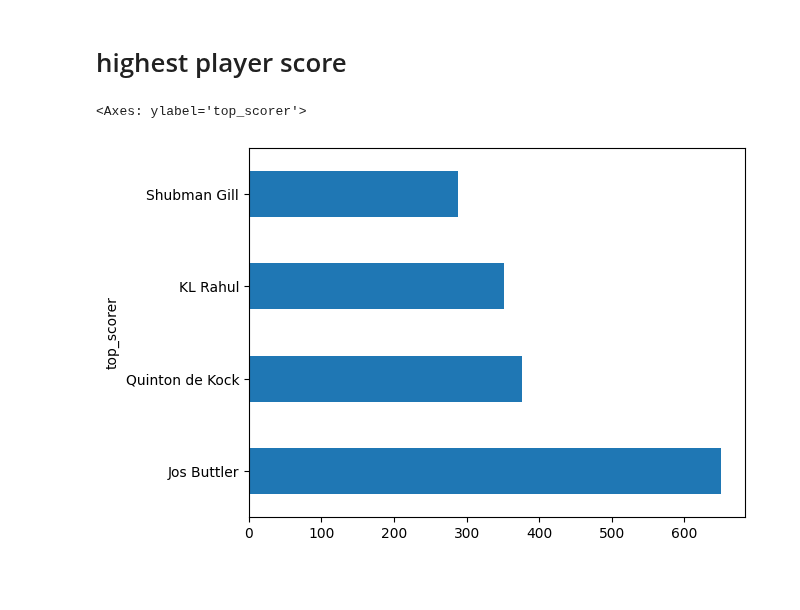
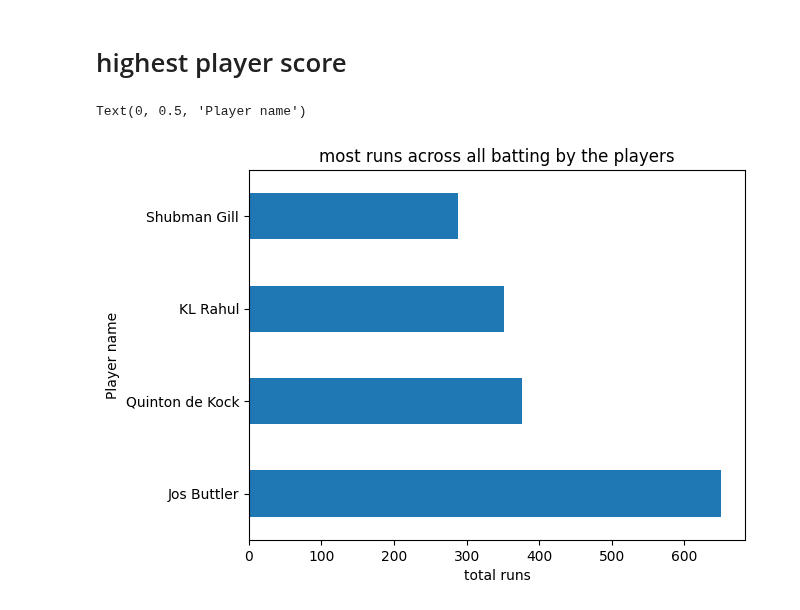
Before and after one commit to adarsh005599/Python-Library-Data-Analysis-ML, a Jupyter notebook: matplotlib/project_01.ipynb, the cells around one changed output. Cells and saved outputs as stored; diff of their text form; code cells hidden in the pictures; blank space fills up the shorter version.

```diff
--- a/matplotlib/project_01.ipynb
+++ b/matplotlib/project_01.ipynb
@@ -65,10 +65,10 @@ Text(0, 0.5, 'player name')
 # highest player score
 # %%
 max_score = df.groupby('top_scorer')['highscore'].sum().sort_values(ascending=False).head(4)
-max_score.plot(kind='barh)
+max_score.plot(kind='barh')
 plt.title("most runs across all batting by the players")
 plt.xlabel('total runs')
 plt.ylabel('Player name')
 # %% [output]
-<Axes: ylabel='top_scorer'>
+Text(0, 0.5, 'Player name')
-[figure, old version]
+[figure, new version]
```
Also changed, not shown: 16 other files.
